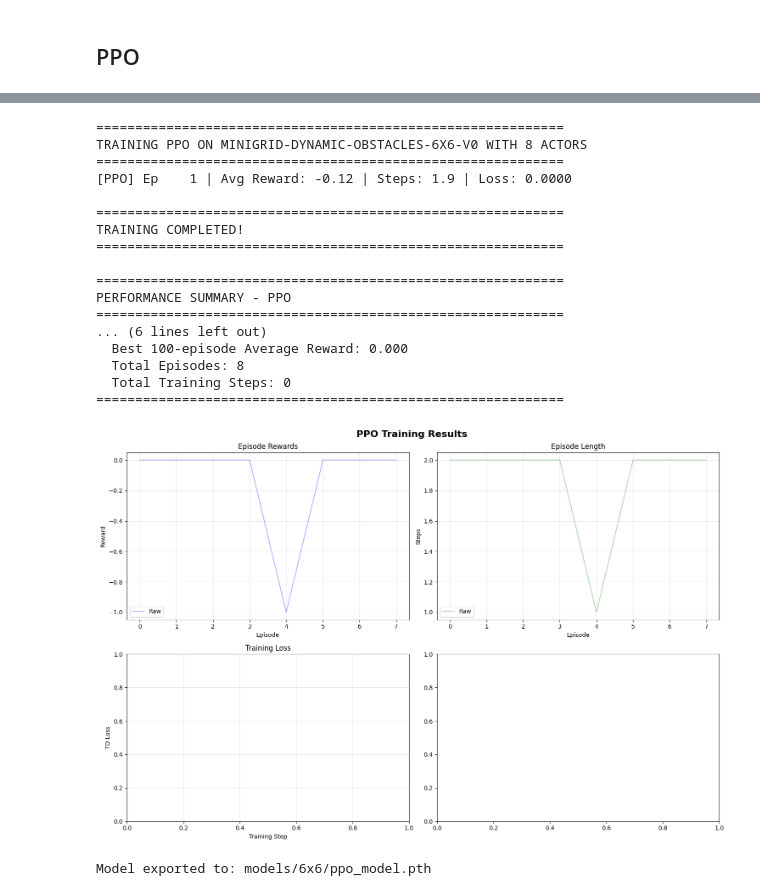
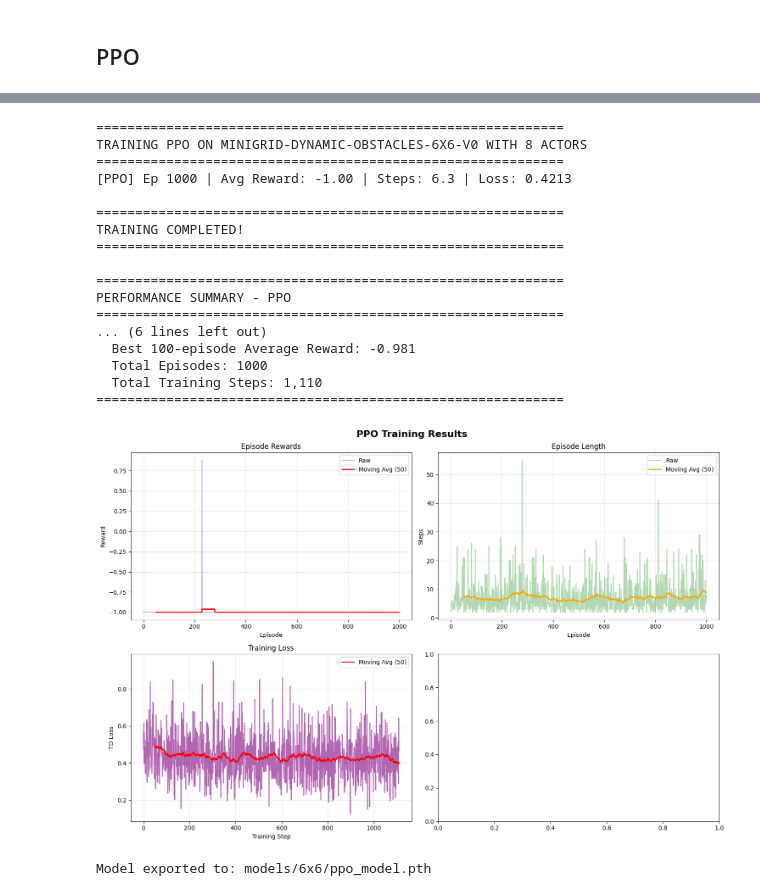
Before and after one commit to Gal-Noy/MSC-Reinforcement-Learning, a Jupyter notebook: final/training.ipynb, the cells around one changed output, grey strips where cells are left out. Cells and saved outputs as stored; diff of their text form; code cells hidden in the pictures.

```diff
--- a/final/training.ipynb
+++ b/final/training.ipynb
@@ -234,8 +234,8 @@ def compute_gae(rewards, values, dones, gamma=0.99, lam=0.95):
     return torch.stack(advs).to(device)
 # %%
 def train_ppo(
-    env_name="MiniGrid-Dynamic-Obstacles-6x6-v0",
-    num_episodes=3000,
+    env_name="MiniGrid-Dynamic-Obstacles-16x16-v0",
+    num_episodes=5000,
     max_steps=2048,
     num_envs=8,
     gamma=0.99,
@@ -244,7 +244,7 @@ def train_ppo(
     lr=3e-4,
     update_epochs=10,
     minibatch_size=64,
-    entropy_coef=0.01,
+    entropy_coef=0.0,
     vf_coef=0.5
 ):
     # Initialize environments
@@ -304,22 +304,23 @@ def train_ppo(
         # Bootstrap value for final state
         with torch.no_grad():
             _, next_value = model(states)
-        values.append(next_value.squeeze(-1))  # shape: (num_envs,)
+        values.append(next_value.squeeze(-1))
 
         # Compute advantages and returns
-        advantages = compute_gae(rewards, values, dones, gamma, lam)  # shape: (T, num_envs)
-        returns = advantages + torch.stack(values[:-1])               # shape: (T, num_envs)
+        advantages = compute_gae(rewards, values, dones, gamma, lam)
+        advantages = (advantages - advantages.mean()) / (advantages.std() + 1e-8)
+        returns = advantages + torch.stack(values[:-1])
 
-        # Flatten rollout data: each entry is (T, N)
+        # Flatten rollout data
         dataset = list(zip(
-            torch.cat(state_buffer),            # (T*N, C, H, W)
-            torch.cat(actions),                 # (T*N,)
-            torch.cat(log_probs),               # (T*N,)
-            returns.flatten(),                  # (T*N,)
-            advantages.flatten()                # (T*N,)
+            torch.cat(state_buffer),
+            torch.cat(actions),
+            torch.cat(log_probs),
+            returns.flatten(),
+            advantages.flatten()
         ))
 
-        # === PPO Update ===
+        # PPO Update
         for _ in range(update_epochs):
             random.shuffle(dataset)
             for i in range(0, len(dataset), minibatch_size):
@@ -356,9 +357,9 @@ def train_ppo(
                 optimizer.step()
                 losses.append(loss.item())
 
-        # === Logging ===
-        episode_rewards.extend(ep_rewards.tolist())
-        episode_lengths.extend(ep_lengths.tolist())
+        # Log results
+        episode_rewards.append(np.mean(ep_rewards))
+        episode_lengths.append(np.mean(ep_lengths))
         if finished_episodes % 100 < num_envs:
             avg_reward = np.mean(episode_rewards[-50:])
             avg_len = np.mean(episode_lengths[-50:])
@@ -511,34 +492,25 @@ Model exported to: models/6x6/double_dqn_model.pth
 # %%
 ppo_logs = run_experiment('PPO',
                           env_name="MiniGrid-Dynamic-Obstacles-6x6-v0",
-    num_episodes=1,
-    max_steps=2048,
-    gamma=0.99,
-    lam=0.95,
-    clip_eps=0.2,
-    lr=3e-4,
-    update_epochs=10,
-    minibatch_size=64,
-    entropy_coef=0.01,
-    vf_coef=0.5
+    num_episodes=1000,
 )
 # %% [output]
 ============================================================
 TRAINING PPO ON MINIGRID-DYNAMIC-OBSTACLES-6X6-V0 WITH 8 ACTORS
 ============================================================
-[PPO] Ep    1 | Avg Reward: -0.12 | Steps: 1.9 | Loss: 0.0000
+[PPO] Ep 1000 | Avg Reward: -1.00 | Steps: 6.3 | Loss: 0.4213
 
 ============================================================
 TRAINING COMPLETED!
 ============================================================
 
 ============================================================
 PERFORMANCE SUMMARY - PPO
 ============================================================
 ... (6 lines left out)
-  Best 100-episode Average Reward: 0.000
-  Total Episodes: 8
-  Total Training Steps: 0
+  Best 100-episode Average Reward: -0.981
+  Total Episodes: 1000
+  Total Training Steps: 1,110
 ============================================================
-[figure, old version]
+[figure, new version]
 Model exported to: models/6x6/ppo_model.pth
```
Also changed, not shown: parts of 3 cells of this notebook, 1 other file.
